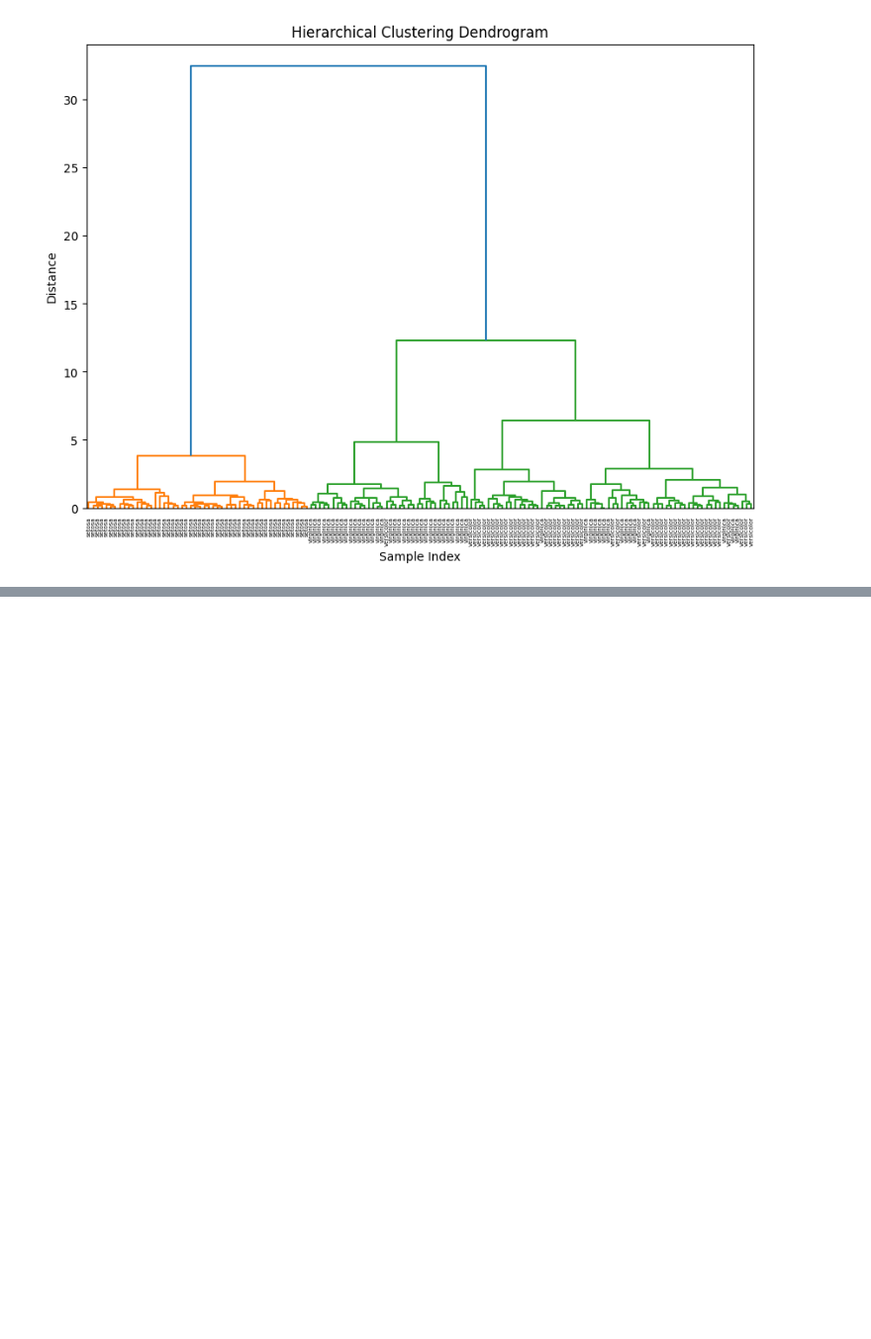
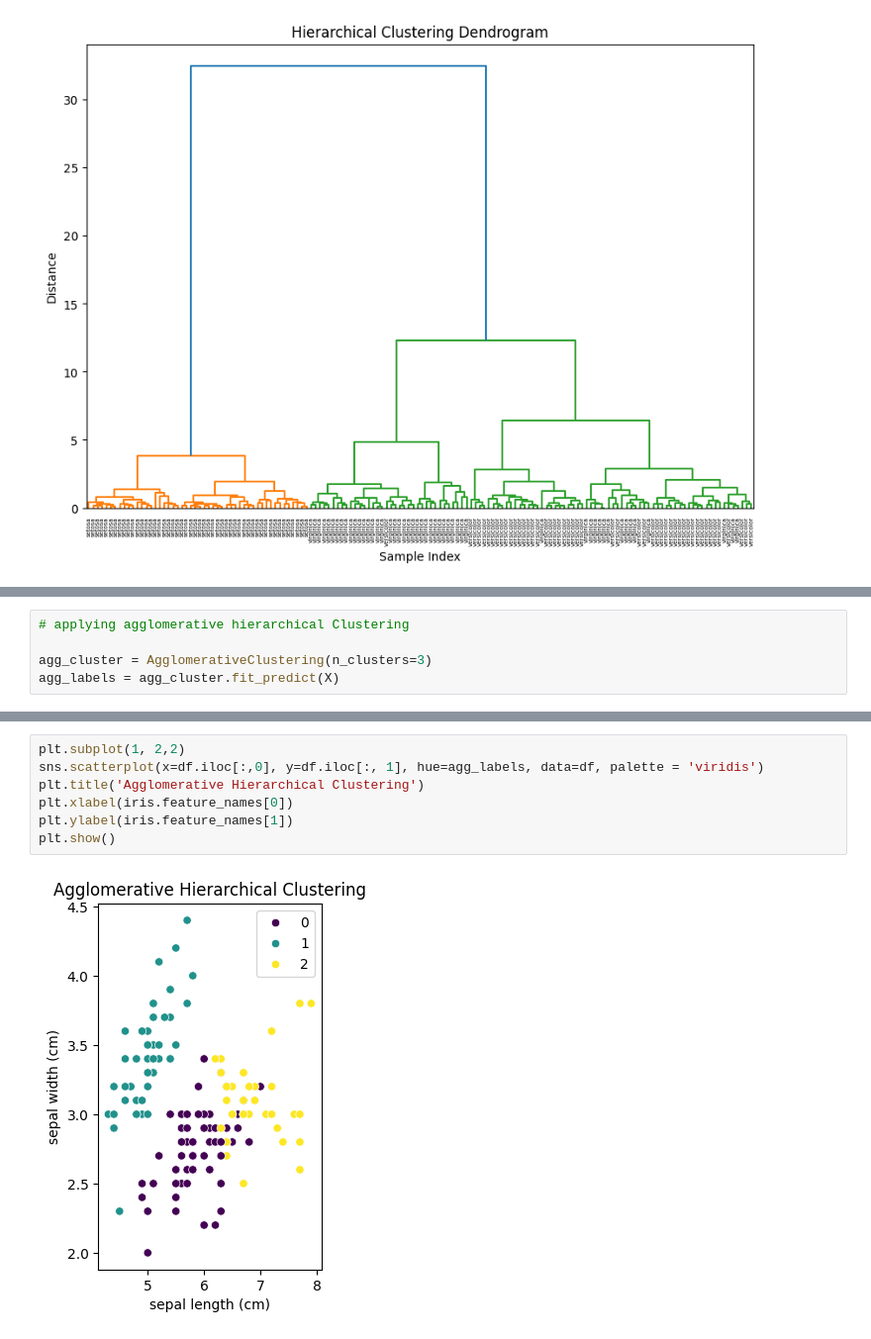
Before and after one commit to Ahmed-Islam-AI/100DaysOfBytewise, a Jupyter notebook: Solutions/Task 16 Solution/BWF_WEEK_7_TASK_16.ipynb, the cells around one changed output, grey strips where cells are left out. Shown at 99% size. Drawn from its saved outputs; the diff is of its cells as text; blank space fills up the shorter version.

```diff
--- a/Solutions/Task 16 Solution/BWF_WEEK_7_TASK_16.ipynb
+++ b/Solutions/Task 16 Solution/BWF_WEEK_7_TASK_16.ipynb
@@ -141,0 +151,5 @@ plt.show()
+# %%
+# applying agglomerative hierarchical Clustering
+
+agg_cluster = AgglomerativeClustering(n_clusters=3)
+agg_labels = agg_cluster.fit_predict(X)
@@ -141,0 +179,9 @@ plt.show()
+# %%
+plt.subplot(1, 2,2)
+sns.scatterplot(x=df.iloc[:,0], y=df.iloc[:, 1], hue=agg_labels, data=df, palette = 'viridis')
+plt.title('Agglomerative Hierarchical Clustering')
+plt.xlabel(iris.feature_names[0])
+plt.ylabel(iris.feature_names[1])
+plt.show()
+# %% [output]
+[figure, added]
```
Also changed, not shown: parts of 5 cells of this notebook.
